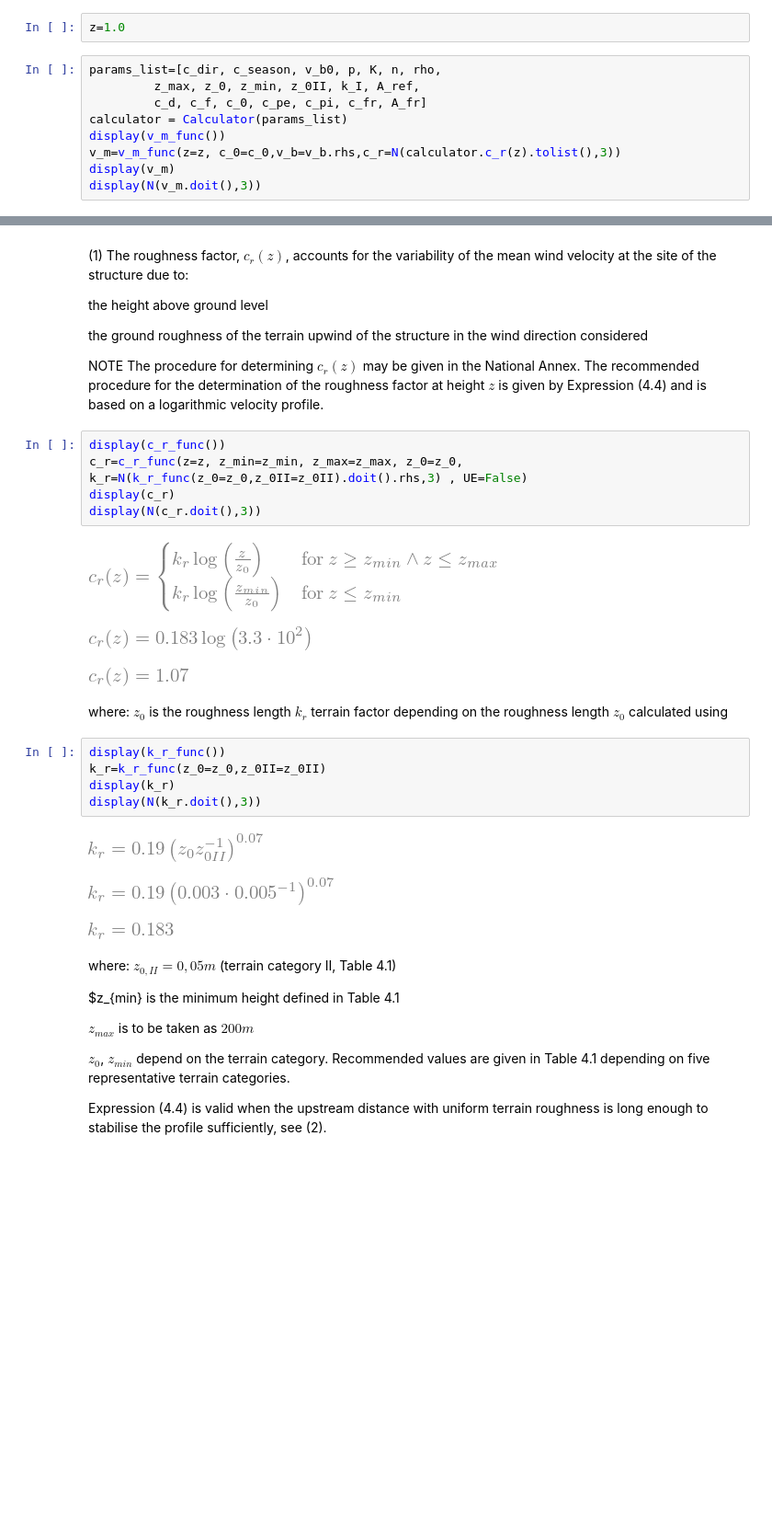
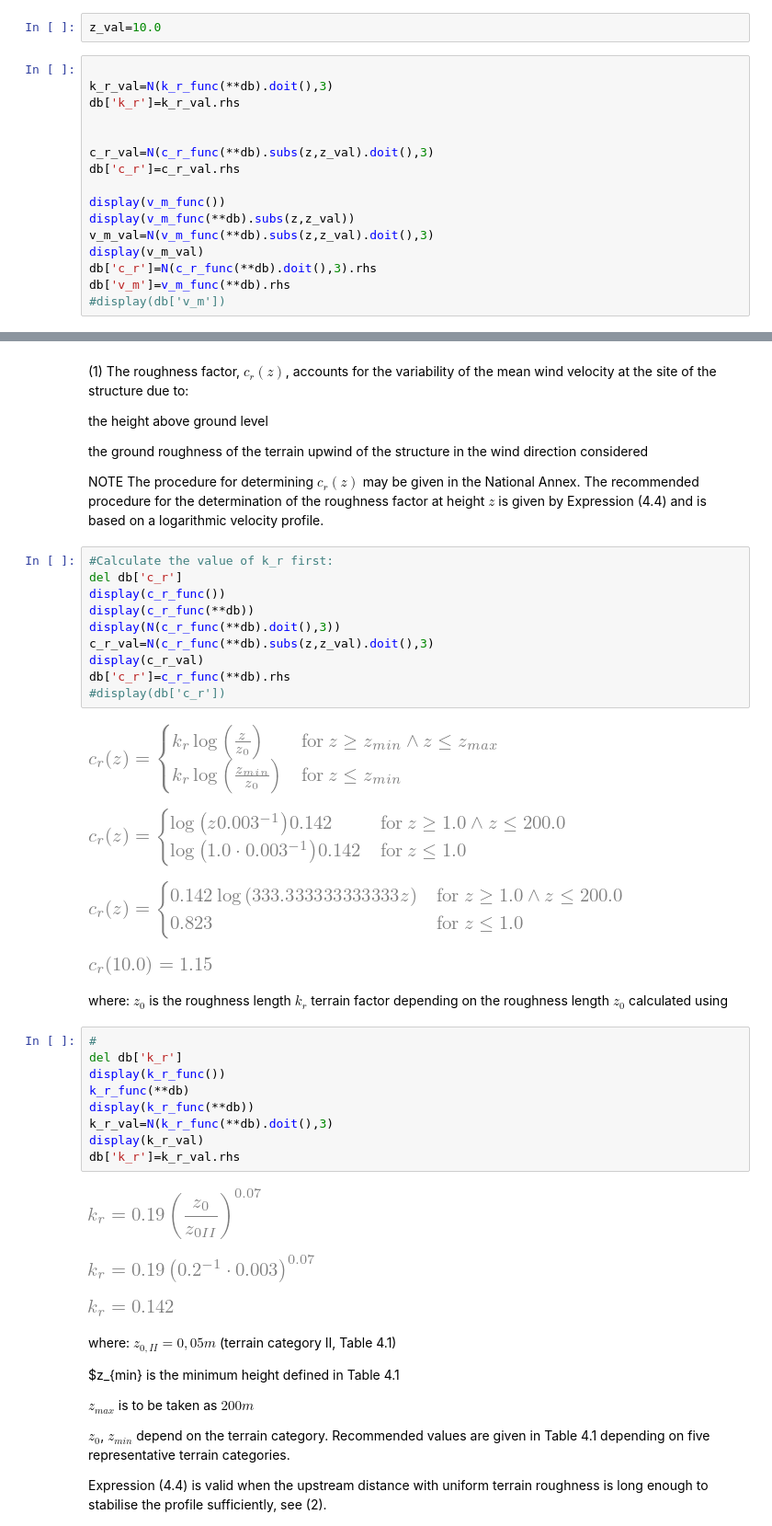
Before and after one commit to CFCSL/Wind_Action, a Jupyter notebook: wind_action_notebook.ipynb, the cells around one changed output, grey strips where cells are left out. Shown at 92% size. Saved outputs shown, nothing was run; the diff lists cells and outputs as text; blank space fills up the shorter version.

```diff
--- a/wind_action_notebook.ipynb
+++ b/wind_action_notebook.ipynb
@@ -119,14 +126,21 @@ NOTE See also EN 1991-1-6.
 (1) The mean wind velocity $v_m(z)$ at a height $z$ above the terrain depends on the terrain roughness
 and orography and on the basic wind velocity, $v_b$, and should be determined using Expression (4.3)
 # %%
-z=1.0
+z_val=10.0
 # %%
-params_list=[c_dir, c_season, v_b0, p, K, n, rho,
-		 z_max, z_0, z_min, z_0II, k_I, A_ref,
-		 c_d, c_f, c_0, c_pe, c_pi, c_fr, A_fr]
-calculator = Calculator(params_list)
+
+k_r_val=N(k_r_func(**db).doit(),3)
+db['k_r']=k_r_val.rhs
+
+
+c_r_val=N(c_r_func(**db).subs(z,z_val).doit(),3)
+db['c_r']=c_r_val.rhs
+
 display(v_m_func())
-v_m=v_m_func(z=z, c_0=c_0,v_b=v_b.rhs,c_r=N(calculator.c_r(z).tolist(),3))
-display(v_m)
-display(N(v_m.doit(),3))
+display(v_m_func(**db).subs(z,z_val))
+v_m_val=N(v_m_func(**db).subs(z,z_val).doit(),3)
+display(v_m_val)
+db['c_r']=N(c_r_func(**db).doit(),3).rhs
+db['v_m']=v_m_func(**db).rhs
+#display(db['v_m'])
 # %% [output]
@@ -160,26 +174,36 @@ NOTE The procedure for determining $c_r(z)$ may be given in the National Annex.
 procedure for the determination of the roughness factor at height $z$ is given by Expression (4.4) and is
 based on a logarithmic velocity profile.
 # %%
+#Calculate the value of k_r first:
+del db['c_r']
 display(c_r_func())
-c_r=c_r_func(z=z, z_min=z_min, z_max=z_max, z_0=z_0, k_r=N(k_r_func(z_0=z_0,z_0II=z_0II).doit().rhs,3) , UE=False)
-display(c_r)
-display(N(c_r.doit(),3))
+display(c_r_func(**db))
+display(N(c_r_func(**db).doit(),3))
+c_r_val=N(c_r_func(**db).subs(z,z_val).doit(),3)
+display(c_r_val)
+db['c_r']=c_r_func(**db).rhs
+#display(db['c_r'])
 # %% [output]
 [figure]
-[figure, old version]
+[figure, new version]
-[figure, old version]
+[figure, new version]
+[figure, added]
 # %% [markdown]
 where:
 $z_0$ is the roughness length
 $k_r$ terrain factor depending on the roughness length $z_0$ calculated using
 # %%
+#
+del db['k_r']
 display(k_r_func())
-k_r=k_r_func(z_0=z_0,z_0II=z_0II)
-display(k_r)
-display(N(k_r.doit(),3))
+k_r_func(**db)
+display(k_r_func(**db))
+k_r_val=N(k_r_func(**db).doit(),3)
+display(k_r_val)
+db['k_r']=k_r_val.rhs
 # %% [output]
-[figure, old version]
+[figure, new version]
-[figure, old version]
+[figure, new version]
 [figure]
 # %% [markdown]
 where:
```
Also changed, not shown: parts of 20 cells of this notebook, 1 other file.
